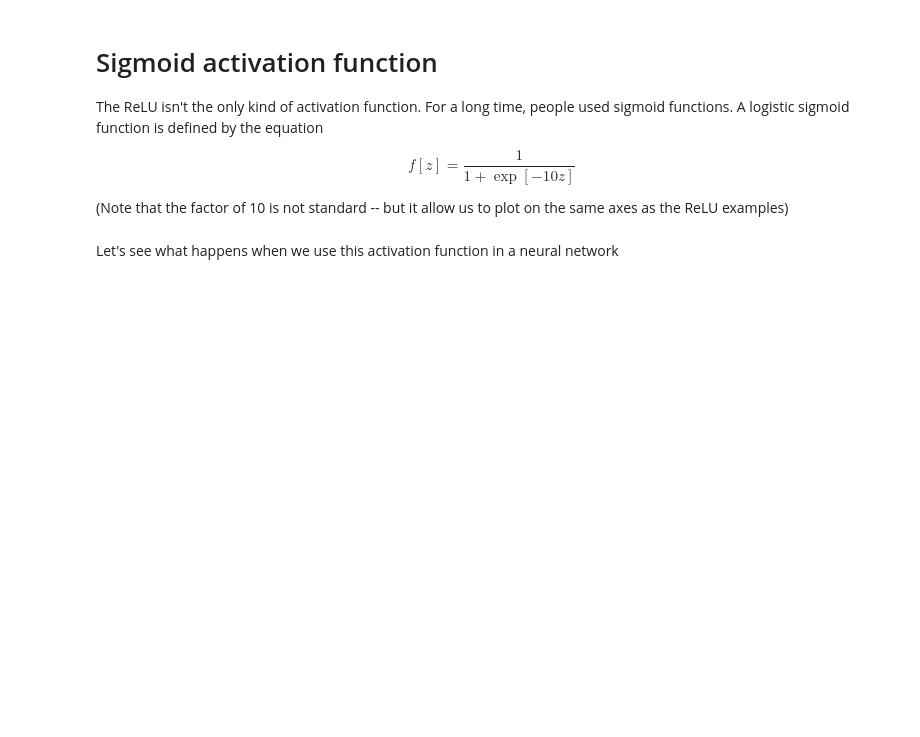
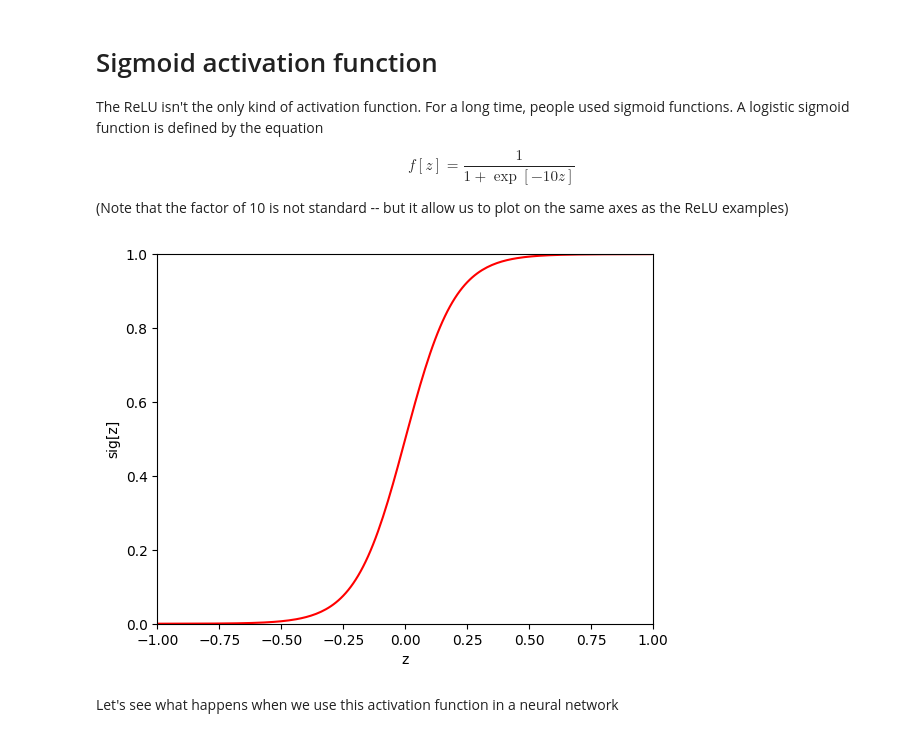
Before and after one commit to Mwawaka/waka-neural-networks, a Jupyter notebook: Chap03/3_4_Activation_Functions.ipynb, the cells around one changed output. Cells and saved outputs as stored; diff of their text form; code cells hidden in the pictures; blank space fills up the shorter version.

```diff
--- a/Chap03/3_4_Activation_Functions.ipynb
+++ b/Chap03/3_4_Activation_Functions.ipynb
@@ -105,22 +127,26 @@ f[z] = \frac{1}{1+\exp{[-10 z ]}}
 # %%
 # Define the sigmoid function
 def sigmoid(preactivation):
-  # TODO write code to implement the sigmoid function and compute the activation at the
-  # hidden unit from the preactivation.  Use the np.exp() function.
-  activation = np.zeros_like(preactivation);
+    # TODO write code to implement the sigmoid function and compute the activation at the hidden unit from the preactivation.  Use the np.exp() function.
 
-  return activation
+    activation = 1 / (1 + np.exp(-10 * preactivation))
+
+    return activation
 # %%
 # Make an array of inputs
-z = np.arange(-1,1,0.01)
+z = np.arange(-1, 1, 0.01)
 sig_z = sigmoid(z)
 
 # Plot the sigmoid function
 fig, ax = plt.subplots()
-ax.plot(z,sig_z,'r-')
-ax.set_xlim([-1,1]);ax.set_ylim([0,1])
-ax.set_xlabel('z'); ax.set_ylabel('sig[z]')
+ax.plot(z, sig_z, 'r-')
+ax.set_xlim([-1, 1])
+ax.set_ylim([0, 1])
+ax.set_xlabel('z')
+ax.set_ylabel('sig[z]')
 plt.show()
+# %% [output]
+[figure, added]
 # %% [markdown]
 Let's see what happens when we use this activation function in a neural network
 # %%
```
Also changed, not shown: parts of 12 cells of this notebook.
